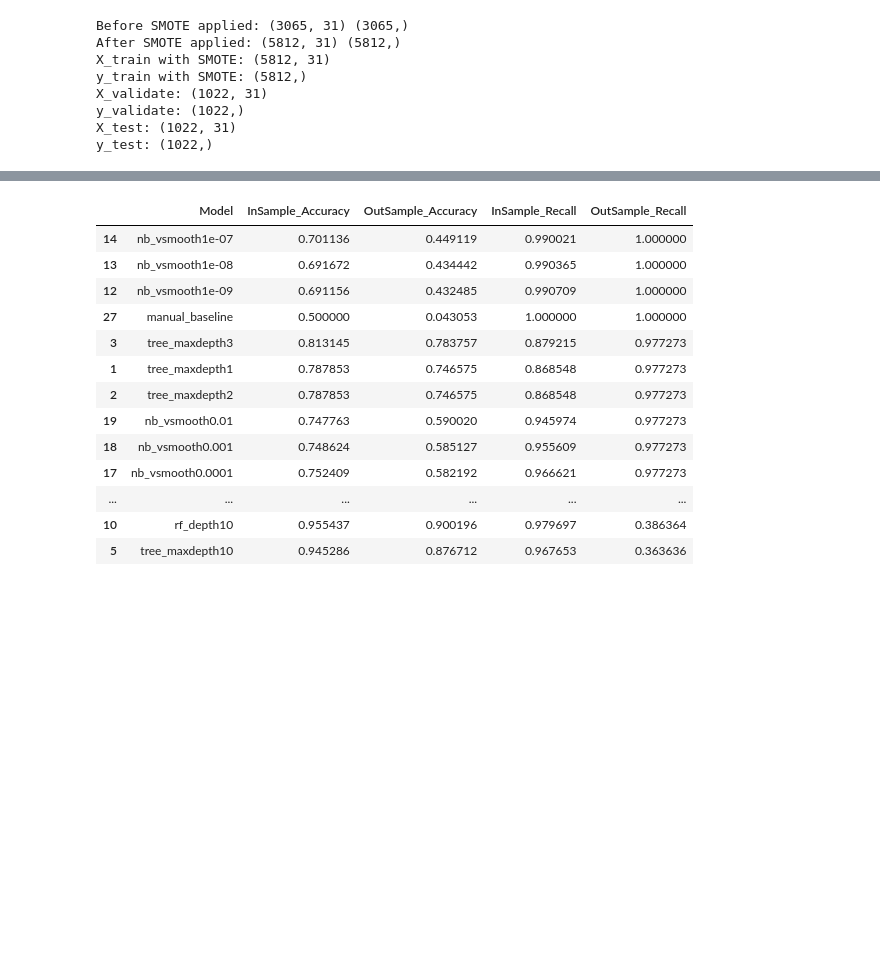
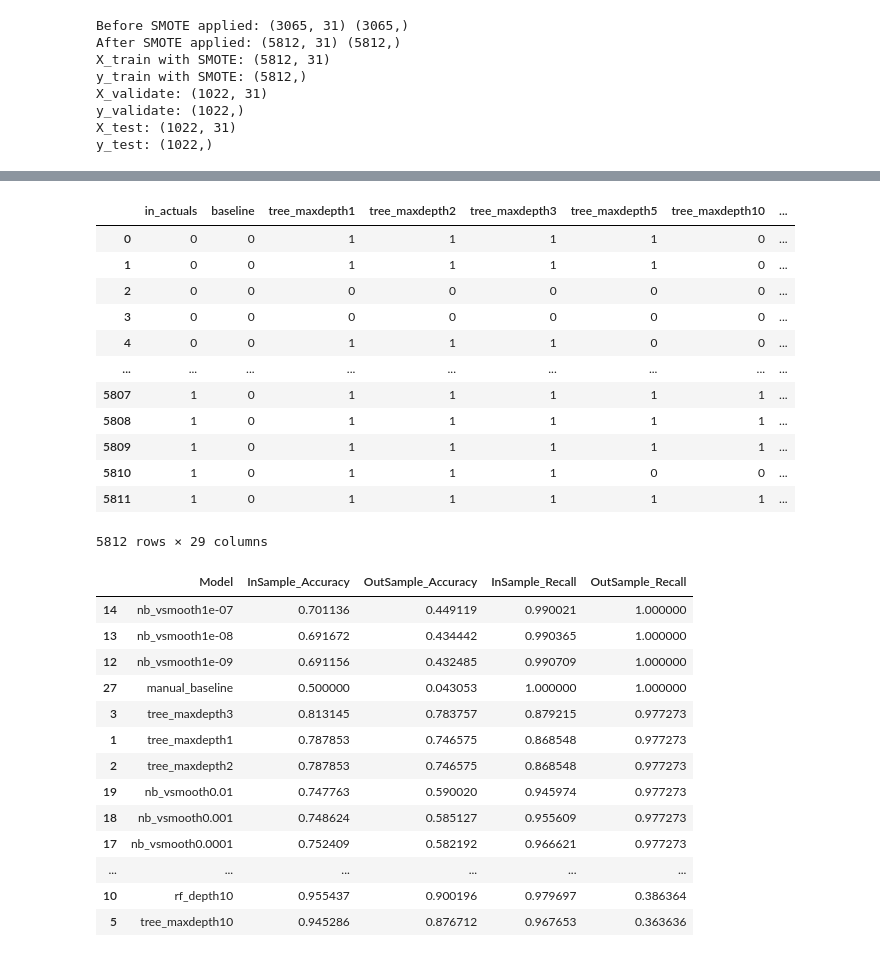
Before and after one commit to stroke-predictors/germain-capstone-stoke-prediction, a Jupyter notebook: post_mvp_jake.ipynb, the cells around one changed output, grey strips where cells are left out. Drawn from its saved outputs; the diff is of its cells as text; code cells hidden in the pictures; blank space fills up the shorter version.

```diff
--- a/post_mvp_jake.ipynb
+++ b/post_mvp_jake.ipynb
@@ -39,6 +63,22 @@ y_validate_predictions = model.classification_shotgun(X_train, y_train, X_valida
 # choose the baseline guess manually
 y_train_predictions,\
 y_validate_predictions = model.manual_baseline(y_train_predictions, y_validate_predictions, 1)
+# %%
+y_train_predictions # each model's predictions and the actuals column (in_actuals)
+# %% [output]
+|  | in_actuals | baseline | tree_maxdepth1 | tree_maxdepth2 | tree_maxdepth3 | tree_maxdepth5 | tree_maxdepth10 | ... |
+| 0 | 0 | 0 | 1 | 1 | 1 | 1 | 0 | ... |
+| 1 | 0 | 0 | 1 | 1 | 1 | 1 | 0 | ... |
+| 2 | 0 | 0 | 0 | 0 | 0 | 0 | 0 | ... |
+| 3 | 0 | 0 | 0 | 0 | 0 | 0 | 0 | ... |
+| 4 | 0 | 0 | 1 | 1 | 1 | 0 | 0 | ... |
+| ... | ... | ... | ... | ... | ... | ... | ... | ... |
+| 5807 | 1 | 0 | 1 | 1 | 1 | 1 | 1 | ... |
+| 5808 | 1 | 0 | 1 | 1 | 1 | 1 | 1 | ... |
+| 5809 | 1 | 0 | 1 | 1 | 1 | 1 | 1 | ... |
+| 5810 | 1 | 0 | 1 | 1 | 1 | 0 | 0 | ... |
+| 5811 | 1 | 0 | 1 | 1 | 1 | 1 | 1 | ... |
+5812 rows × 29 columns
 # %%
 # calculate accuracy and recall for in- and out-sample predictions
 running_df = model.print_classification_results(y_train_predictions, y_validate_predictions)
```
Also changed, not shown: parts of 21 cells of this notebook.
